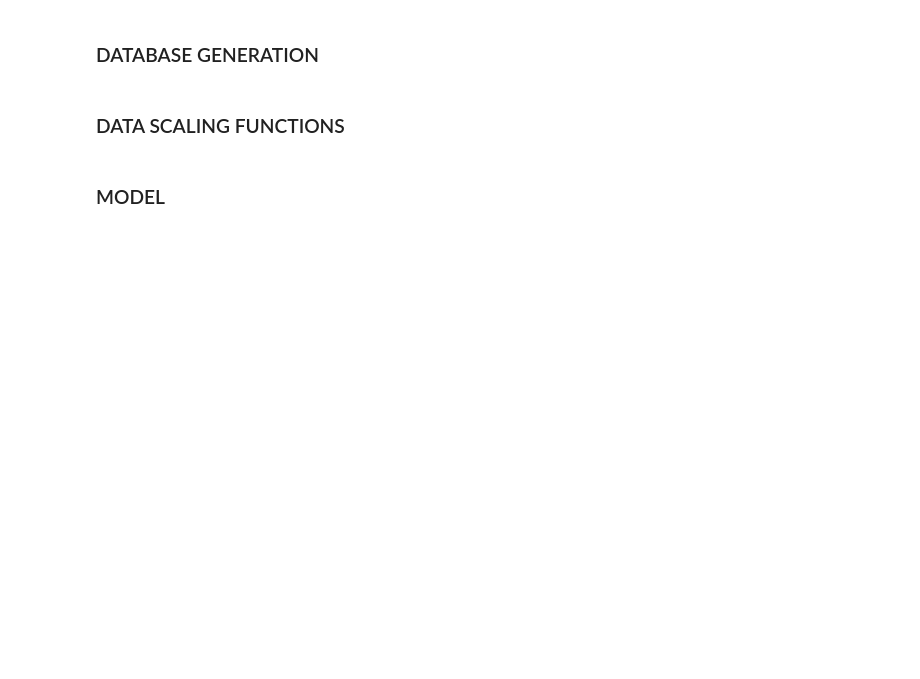
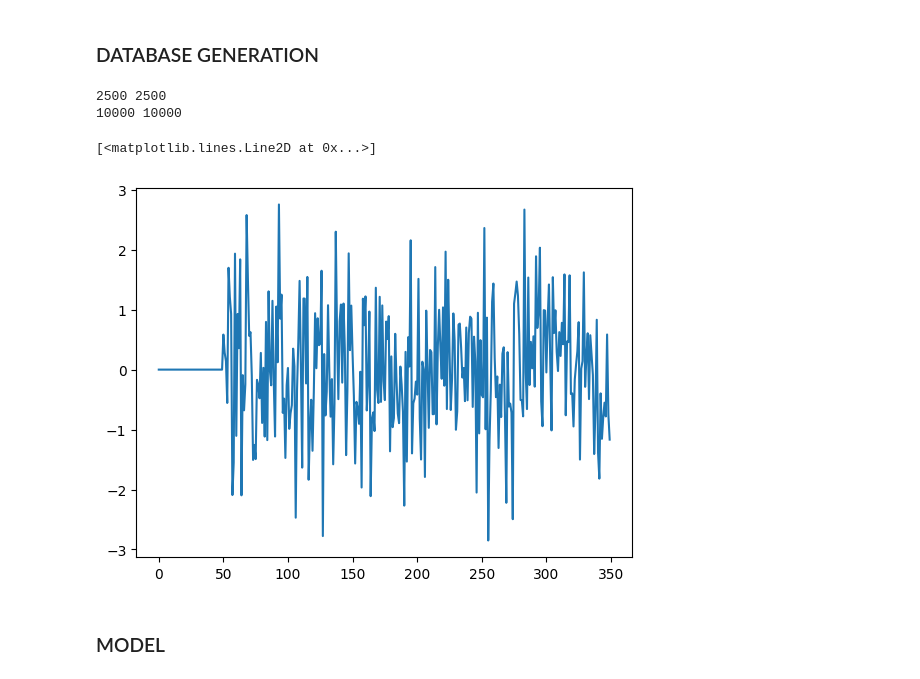
Before and after one commit to david-seu/ML_Veoneer, a Jupyter notebook: HW1.ipynb, the cells around one changed output. Cells and saved outputs as stored; diff of their text form; code cells hidden in the pictures; blank space fills up the shorter version.

```diff
--- a/HW1.ipynb
+++ b/HW1.ipynb
@@ -70,5 +13,3 @@ X, y = generate_samples(2500, 3, 300)
-# %% [markdown]
-### DATA SCALING FUNCTIONS
 # %%
 #data scaling
 def normalization(data):
@@ -88,0 +85,42 @@ def standardization(data):
+# %%
+def data_augmentation(X,y):
+    augmented_X = []
+    augmented_y = []
+
+    shift_amount = 2
+    scaling_factor = 1.5
+    noise_std = 0.1
+    noise = np.random.normal(0, noise_std, size=len(X[0]))
+
+    augmented_X.append(np.roll(X,shift_amount))
+    augmented_y.append(y)
+    augmented_X.append(X*scaling_factor)
+    augmented_y.append(y)
+    augmented_X.append(X+noise)
+    augmented_y.append(y)
+
+    return np.array(augmented_X), np.array(augmented_y)
+# %%
+print(X_train.shape[0],y_train.shape[0])
+augmented_X, augmented_y = data_augmentation(X_train,y_train)
+augmented_X = np.concatenate(augmented_X)
+augmented_y =  np.concatenate(augmented_y)
+X_train = np.concatenate((X_train, augmented_X),axis=0)
+y_train = np.concatenate((y_train, augmented_y),axis=0)
+print(X_train.shape[0],y_train.shape[0])
+#
+# print(augmented_X.shape[0],augmented_y.shape[0])
+#plt.plot(augmented_X[0])
+X_train = preprocessing.normalize(X_train)
+# plt.hist(X_train)
+# plt.xlabel("Numbers")
+# plt.ylabel('Frequency')
+# plt.title("Frequency of numbers")
+# %% [output]
+2500 2500
+10000 10000
+# %%
+plt.plot(X_train[0])
+# %% [output]
+[<matplotlib.lines.Line2D at 0x...>]
+[figure, added]
```
Also changed, not shown: parts of 11 cells of this notebook.
